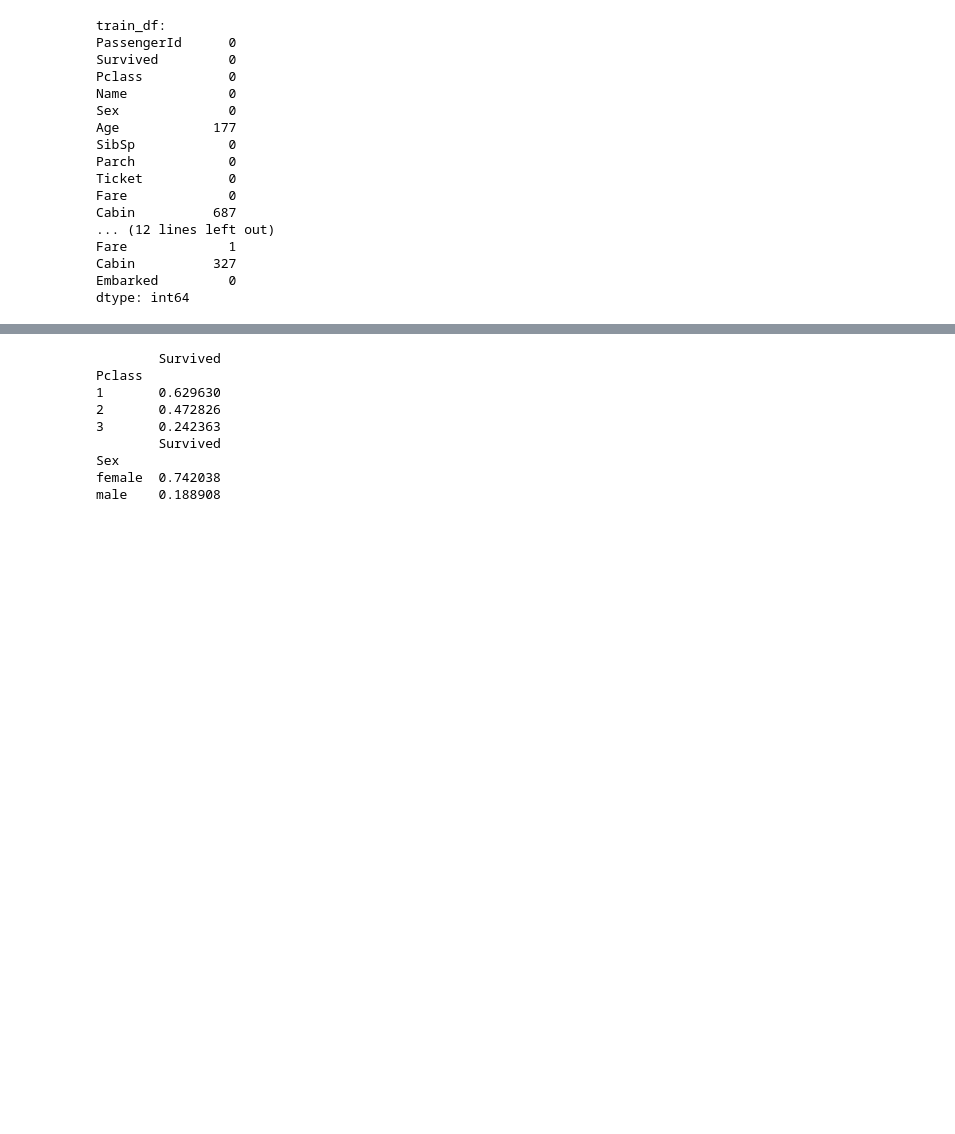
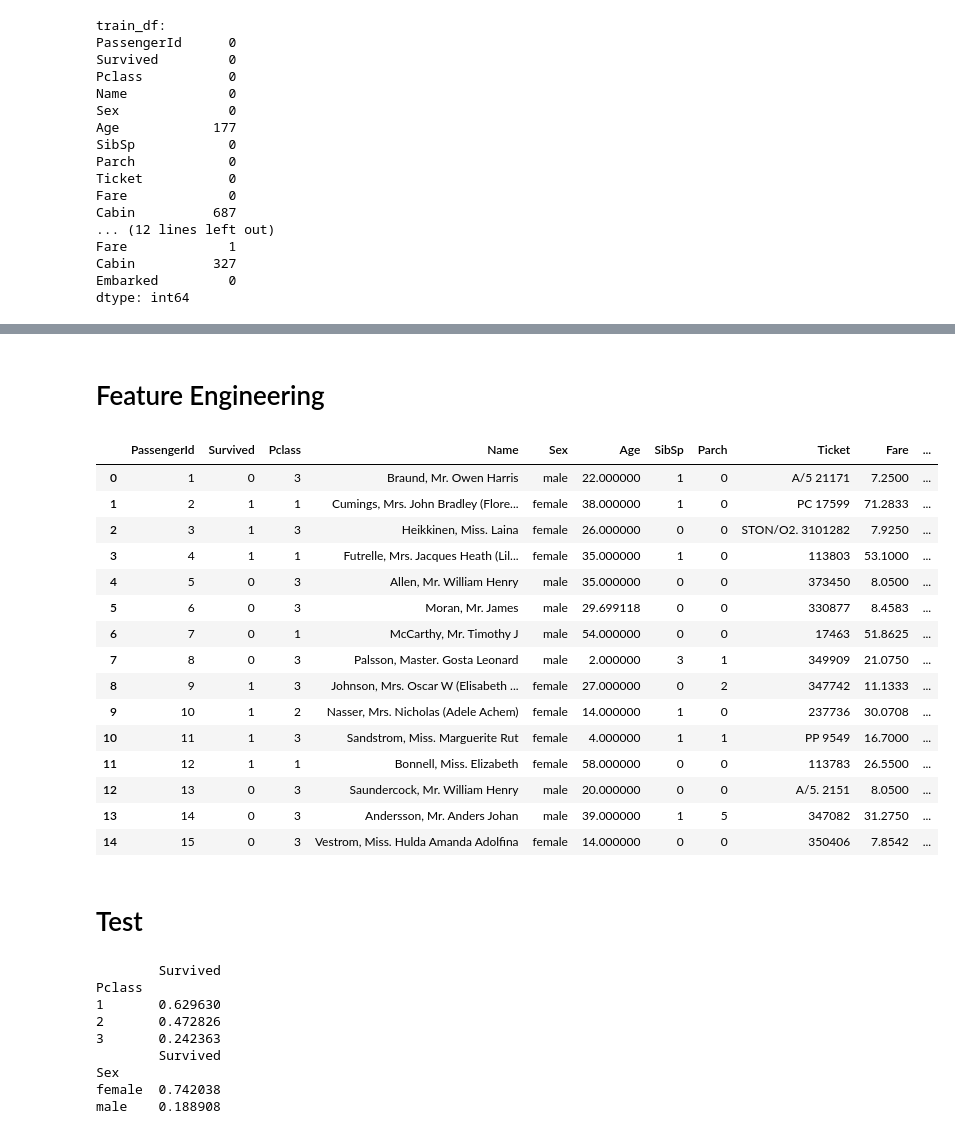
Before and after one commit to ibshafique/mlops_with_poridhi, a Jupyter notebook: prerequisite_projects/Titanic_Project/project_titanic_1.ipynb, the cells around one changed output, grey strips where cells are left out. Drawn from its saved outputs; the diff is of its cells as text; code cells hidden in the pictures; blank space fills up the shorter version.

```diff
--- a/prerequisite_projects/Titanic_Project/project_titanic_1.ipynb
+++ b/prerequisite_projects/Titanic_Project/project_titanic_1.ipynb
@@ -141,0 +163,10 @@ dtype: int64
+# %%
+train_df = train_df.drop(columns=['Cabin'])
+test_df = test_df.drop(columns=['Cabin'])
+
+print("train_df:")
+print(train_df.isnull().sum())
+print()
+
+print("test_df:")
+print(test_df.isnull().sum())
@@ -141,0 +196,18 @@ dtype: int64
+# %%
+print("viewing information about 'Embarked' column")
+print(train_df['Embarked'].describe())
+print()
+
+print("viewing frequency count of each values of the 'Embarked' column")
+print(train_df['Embarked'].value_counts())
+
+
+train_df['Embarked'] = train_df['Embarked'].fillna((train_df['Embarked'].mode()[0]))
+print()
+
+print("train_df:")
+print(train_df.isnull().sum())
+print()
+
+print("test_df:")
+print(test_df.isnull().sum())
@@ -142,3 +264,26 @@ dtype: int64
+# %% [markdown]
+# Feature Engineering
+# %%
+train_df.head(15)
+# %% [output]
+|  | PassengerId | Survived | Pclass | Name | Sex | Age | SibSp | Parch | Ticket | Fare | ... |
+| 0 | 1 | 0 | 3 | Braund, Mr. Owen Harris | male | 22.000000 | 1 | 0 | A/5 21171 | 7.2500 | ... |
+| 1 | 2 | 1 | 1 | Cumings, Mrs. John Bradley (Flore... | female | 38.000000 | 1 | 0 | PC 17599 | 71.2833 | ... |
+| 2 | 3 | 1 | 3 | Heikkinen, Miss. Laina | female | 26.000000 | 0 | 0 | STON/O2. 3101282 | 7.9250 | ... |
+| 3 | 4 | 1 | 1 | Futrelle, Mrs. Jacques Heath (Lil... | female | 35.000000 | 1 | 0 | 113803 | 53.1000 | ... |
+| 4 | 5 | 0 | 3 | Allen, Mr. William Henry | male | 35.000000 | 0 | 0 | 373450 | 8.0500 | ... |
+| 5 | 6 | 0 | 3 | Moran, Mr. James | male | 29.699118 | 0 | 0 | 330877 | 8.4583 | ... |
+| 6 | 7 | 0 | 1 | McCarthy, Mr. Timothy J | male | 54.000000 | 0 | 0 | 17463 | 51.8625 | ... |
+| 7 | 8 | 0 | 3 | Palsson, Master. Gosta Leonard | male | 2.000000 | 3 | 1 | 349909 | 21.0750 | ... |
+| 8 | 9 | 1 | 3 | Johnson, Mrs. Oscar W (Elisabeth ... | female | 27.000000 | 0 | 2 | 347742 | 11.1333 | ... |
+| 9 | 10 | 1 | 2 | Nasser, Mrs. Nicholas (Adele Achem) | female | 14.000000 | 1 | 0 | 237736 | 30.0708 | ... |
+| 10 | 11 | 1 | 3 | Sandstrom, Miss. Marguerite Rut | female | 4.000000 | 1 | 1 | PP 9549 | 16.7000 | ... |
+| 11 | 12 | 1 | 1 | Bonnell, Miss. Elizabeth | female | 58.000000 | 0 | 0 | 113783 | 26.5500 | ... |
+| 12 | 13 | 0 | 3 | Saundercock, Mr. William Henry | male | 20.000000 | 0 | 0 | A/5. 2151 | 8.0500 | ... |
+| 13 | 14 | 0 | 3 | Andersson, Mr. Anders Johan | male | 39.000000 | 1 | 5 | 347082 | 31.2750 | ... |
+| 14 | 15 | 0 | 3 | Vestrom, Miss. Hulda Amanda Adolfina | female | 14.000000 | 0 | 0 | 350406 | 7.8542 | ... |
+# %% [markdown]
+# Test
 # %%
 print(train_df[['Pclass', 'Survived']].groupby('Pclass').mean())
 print(train_df[['Sex', 'Survived']].groupby('Sex').mean())
```
Also changed, not shown: parts of 20 cells of this notebook.
